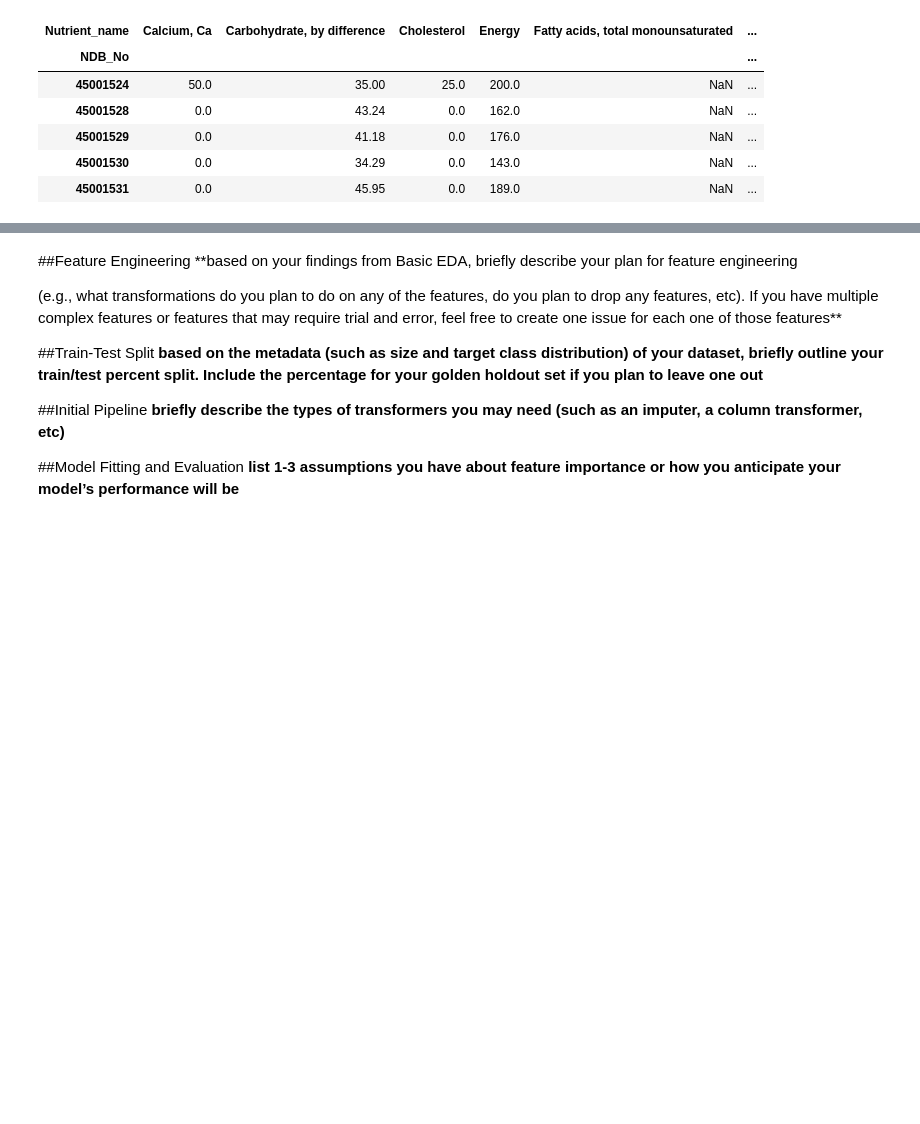
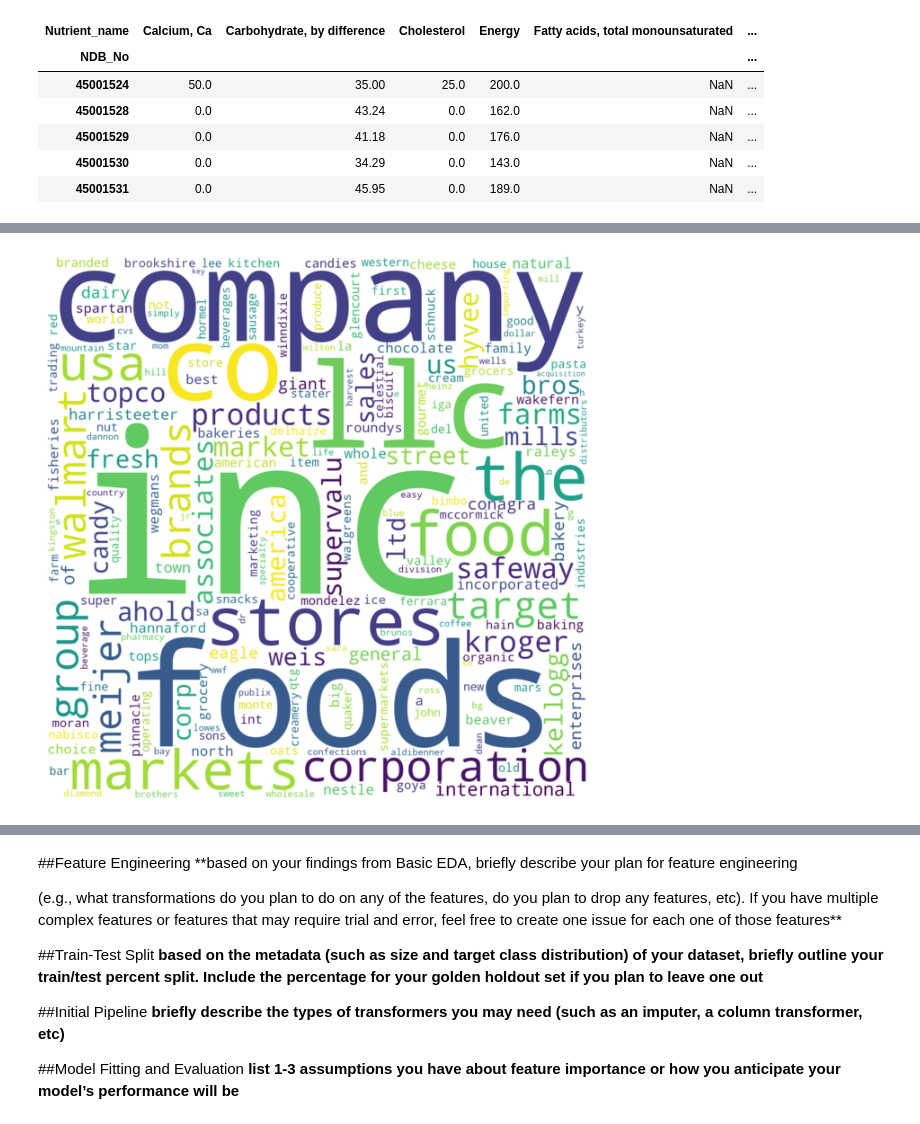
Before and after one commit to AlexanderNeuwirth/CS5265_Project1, a Jupyter notebook: CS5265_Project1.ipynb, the cells around one changed output, grey strips where cells are left out. Drawn from its saved outputs; the diff is of its cells as text; code cells hidden in the pictures; blank space fills up the shorter version.

```diff
--- a/CS5265_Project1.ipynb
+++ b/CS5265_Project1.ipynb
@@ -170,0 +316,7 @@ print(f"{round(df['Carbohydrate, by difference'].isna().sum()*100/len(df), 2)}%
+# %%
+# normalize case and remove special characters
+clean_manufacturer_names = df.manufacturer.str.replace("[^a-zA-Z ]", "", regex=True).str.lower()
+# collapse multiple spaces
+clean_manufacturer_names = clean_manufacturer_names.str.replace("\s+", " ", regex=True)
+# split into token lists
+clean_manufacturer_tokens = clean_manufacturer_names.str.split(' ', expand=True).stack()
@@ -170,0 +337,11 @@ print(f"{round(df['Carbohydrate, by difference'].isna().sum()*100/len(df), 2)}%
+# %%
+from wordcloud import WordCloud
+wordcloud = WordCloud(
+    width = 1600, height = 1600, background_color ='white', min_font_size = 10)
+wordcloud.generate_from_frequencies(clean_manufacturer_tokens.value_counts())
+fig=plt.figure(figsize=(12,8), dpi=100, facecolor='w', edgecolor='k')
+plt.imshow(wordcloud, interpolation="bilinear")
+plt.axis("off")
+plt.show()
+# %% [output]
+[figure, added]
```
Also changed, not shown: parts of 29 cells of this notebook.
